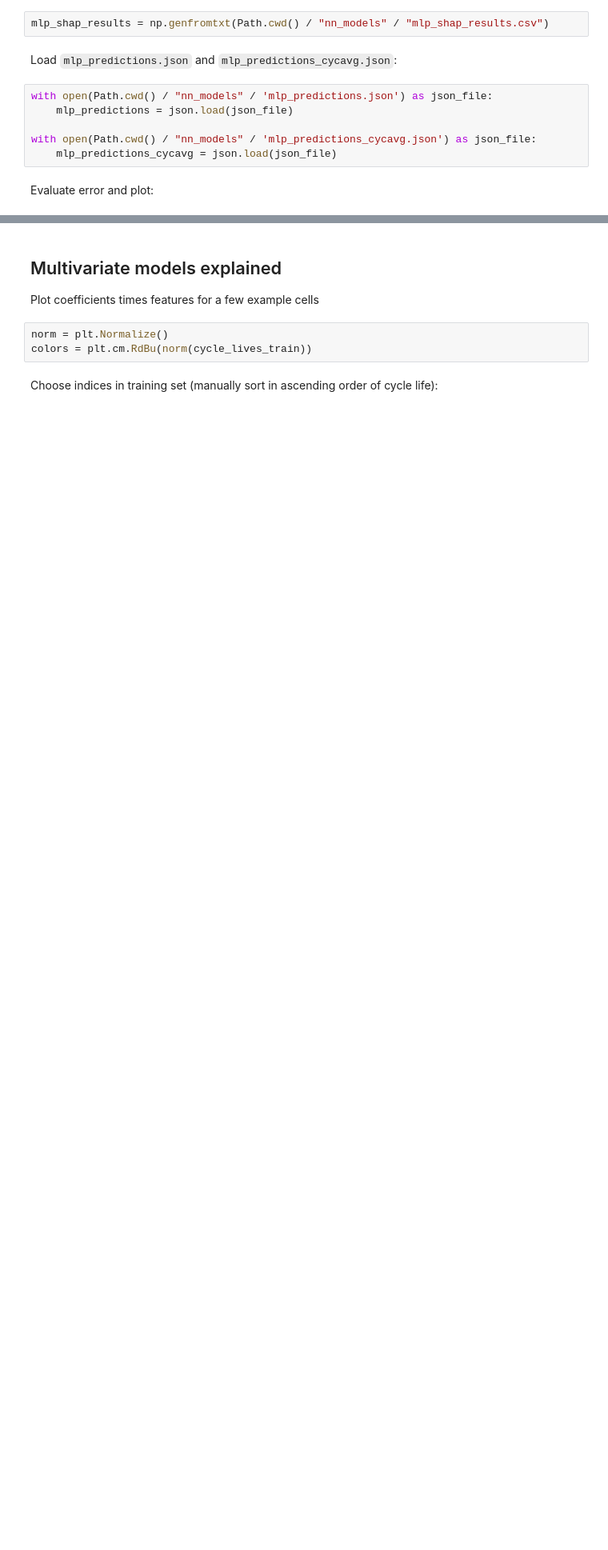
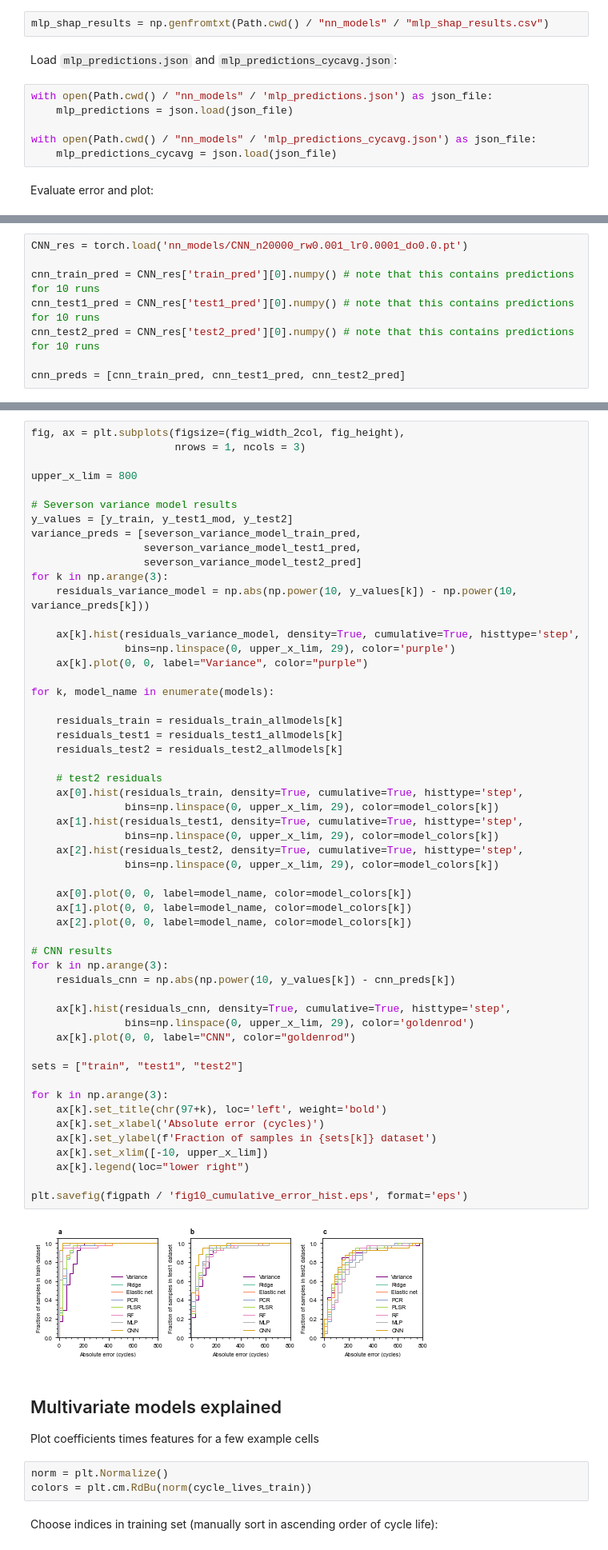
Before and after one commit to petermattia/revisit-severson-et-al, a Jupyter notebook: revisit-severson-et-al.ipynb, the cells around one changed output, grey strips where cells are left out. Shown at 80% size. Cells and saved outputs as stored; diff of their text form; blank space fills up the shorter version.

```diff
--- a/revisit-severson-et-al.ipynb
+++ b/revisit-severson-et-al.ipynb
@@ -1644,0 +1656,8 @@ MLP RMSE, cycavg: Train=29 cyc, Test1=104 cyc, Test2=189 cyc
+# %%
+CNN_res = torch.load('nn_models/CNN_n20000_rw0.001_lr0.0001_do0.0.pt')
+
+cnn_train_pred = CNN_res['train_pred'][0].numpy() # note that this contains predictions for 10 runs
+cnn_test1_pred = CNN_res['test1_pred'][0].numpy() # note that this contains predictions for 10 runs
+cnn_test2_pred = CNN_res['test2_pred'][0].numpy() # note that this contains predictions for 10 runs
+
+cnn_preds = [cnn_train_pred, cnn_test1_pred, cnn_test2_pred]
@@ -1645,3 +1666,59 @@ MLP RMSE, cycavg: Train=29 cyc, Test1=104 cyc, Test2=189 cyc
+# %%
+fig, ax = plt.subplots(figsize=(fig_width_2col, fig_height),
+                       nrows = 1, ncols = 3)
+
+upper_x_lim = 800
+
+# Severson variance model results
+y_values = [y_train, y_test1_mod, y_test2]
+variance_preds = [severson_variance_model_train_pred,
+                  severson_variance_model_test1_pred,
+                  severson_variance_model_test2_pred]
+for k in np.arange(3):
+    residuals_variance_model = np.abs(np.power(10, y_values[k]) - np.power(10, variance_preds[k]))
+
+    ax[k].hist(residuals_variance_model, density=True, cumulative=True, histtype='step',
+               bins=np.linspace(0, upper_x_lim, 29), color='purple')
+    ax[k].plot(0, 0, label="Variance", color="purple")
+
+for k, model_name in enumerate(models):
+
+    residuals_train = residuals_train_allmodels[k]
+    residuals_test1 = residuals_test1_allmodels[k]
+    residuals_test2 = residuals_test2_allmodels[k]
+
+    # test2 residuals
+    ax[0].hist(residuals_train, density=True, cumulative=True, histtype='step',
+               bins=np.linspace(0, upper_x_lim, 29), color=model_colors[k])
+    ax[1].hist(residuals_test1, density=True, cumulative=True, histtype='step',
+               bins=np.linspace(0, upper_x_lim, 29), color=model_colors[k])
+    ax[2].hist(residuals_test2, density=True, cumulative=True, histtype='step',
+               bins=np.linspace(0, upper_x_lim, 29), color=model_colors[k])
+
+    ax[0].plot(0, 0, label=model_name, color=model_colors[k])
+    ax[1].plot(0, 0, label=model_name, color=model_colors[k])
+    ax[2].plot(0, 0, label=model_name, color=model_colors[k])
+
+# CNN results
+for k in np.arange(3):
+    residuals_cnn = np.abs(np.power(10, y_values[k]) - cnn_preds[k])
+
+    ax[k].hist(residuals_cnn, density=True, cumulative=True, histtype='step',
+               bins=np.linspace(0, upper_x_lim, 29), color='goldenrod')
+    ax[k].plot(0, 0, label="CNN", color="goldenrod")
+
+sets = ["train", "test1", "test2"]
+
+for k in np.arange(3):
+    ax[k].set_title(chr(97+k), loc='left', weight='bold')
+    ax[k].set_xlabel('Absolute error (cycles)')
+    ax[k].set_ylabel(f'Fraction of samples in {sets[k]} dataset')
+    ax[k].set_xlim([-10, upper_x_lim])
+    ax[k].legend(loc="lower right")
+
+plt.savefig(figpath / 'fig10_cumulative_error_hist.eps', format='eps')
+# %% [output]
+[figure, added]
 # %% [markdown]
 ## Multivariate models explained
 
```
Also changed, not shown: parts of 7 cells of this notebook, 1 other file.
